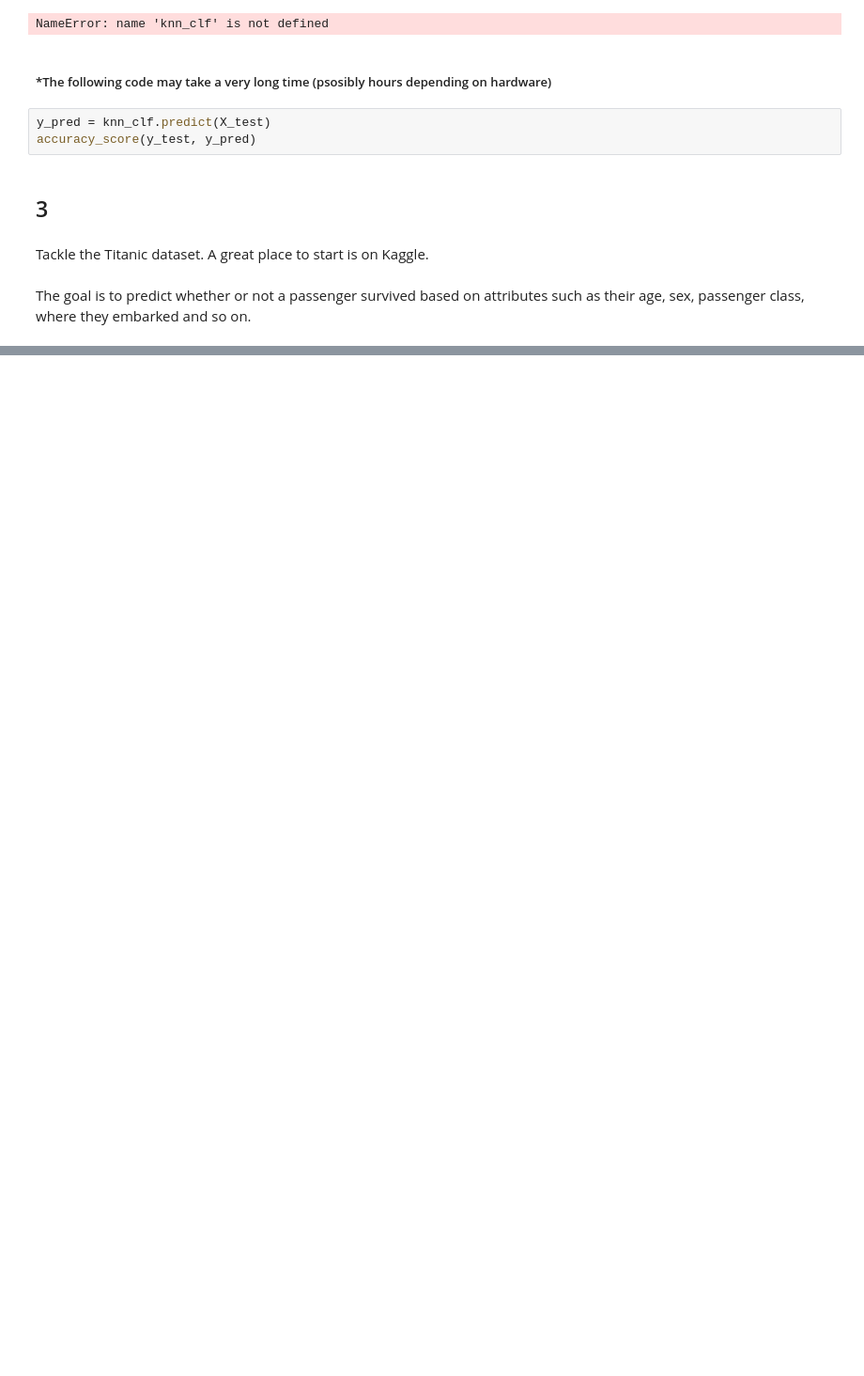
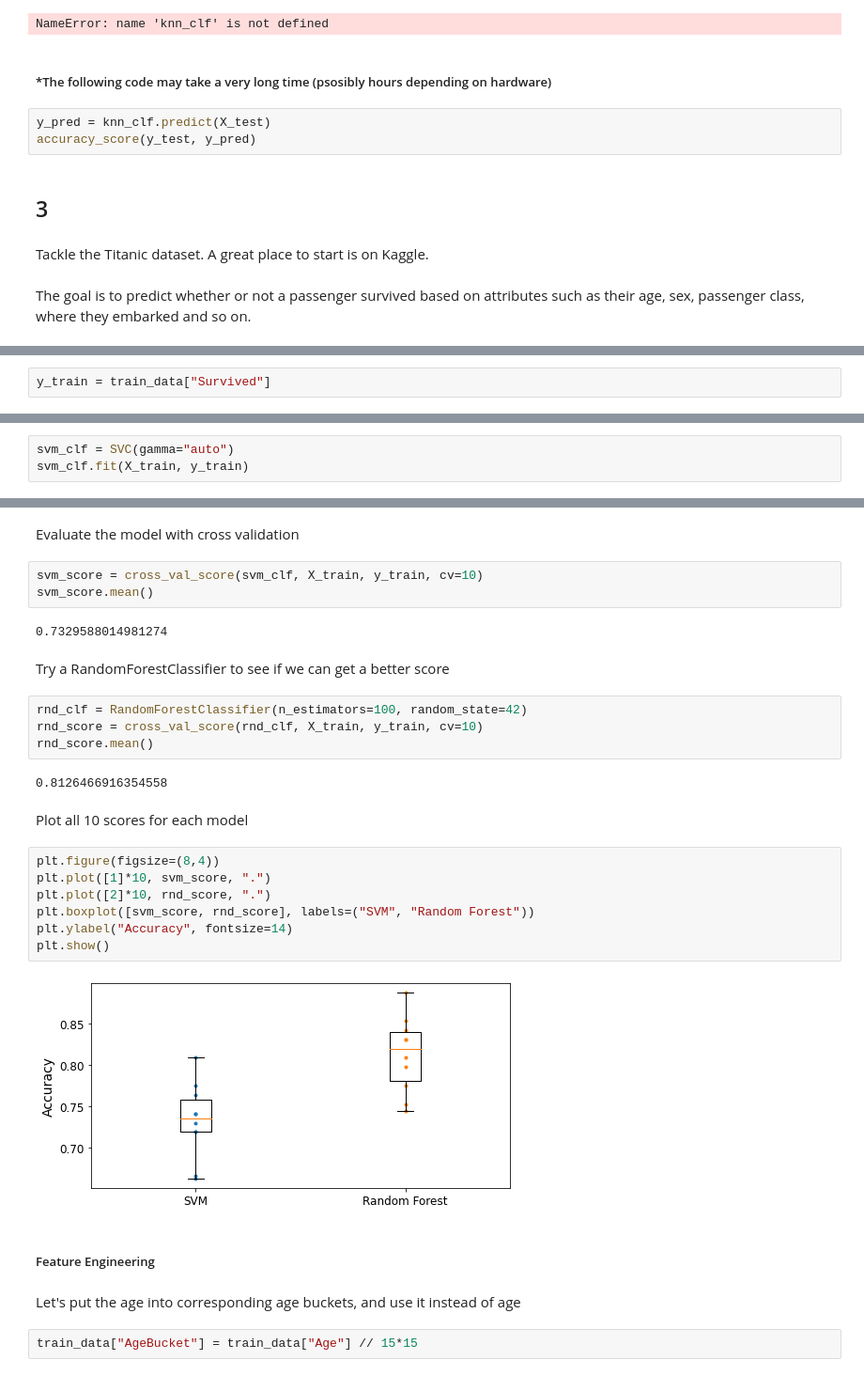
Before and after one commit to MarkJasonE/-HandsOnML-MNIST-Exercise, a Jupyter notebook: MNIST.ipynb, the cells around one changed output, grey strips where cells are left out. Shown at 94% size. Cells and saved outputs as stored; diff of their text form; blank space fills up the shorter version.

```diff
--- a/MNIST.ipynb
+++ b/MNIST.ipynb
@@ -791,0 +998,2 @@ The goal is to predict whether or not a passenger survived based on attributes s
+# %%
+y_train = train_data["Survived"]
@@ -791,0 +1002,3 @@ The goal is to predict whether or not a passenger survived based on attributes s
+# %%
+svm_clf = SVC(gamma="auto")
+svm_clf.fit(X_train, y_train)
@@ -791,0 +1010,32 @@ The goal is to predict whether or not a passenger survived based on attributes s
+# %% [markdown]
+Evaluate the model with cross validation
+# %%
+svm_score = cross_val_score(svm_clf, X_train, y_train, cv=10)
+svm_score.mean()
+# %% [output]
+0.7329588014981274
+# %% [markdown]
+Try a RandomForestClassifier to see if we can get a better score
+# %%
+rnd_clf = RandomForestClassifier(n_estimators=100, random_state=42)
+rnd_score = cross_val_score(rnd_clf, X_train, y_train, cv=10)
+rnd_score.mean()
+# %% [output]
+0.8126466916354558
+# %% [markdown]
+Plot all 10 scores for each model
+# %%
+plt.figure(figsize=(8,4))
+plt.plot([1]*10, svm_score, ".")
+plt.plot([2]*10, rnd_score, ".")
+plt.boxplot([svm_score, rnd_score], labels=("SVM", "Random Forest"))
+plt.ylabel("Accuracy", fontsize=14)
+plt.show()
+# %% [output]
+[figure, added]
+# %% [markdown]
+##### Feature Engineering
+# %% [markdown]
+Let's put the age into corresponding age buckets, and use it instead of age
+# %%
+train_data["AgeBucket"] = train_data["Age"] // 15*15
```
Also changed, not shown: parts of 51 cells of this notebook.
